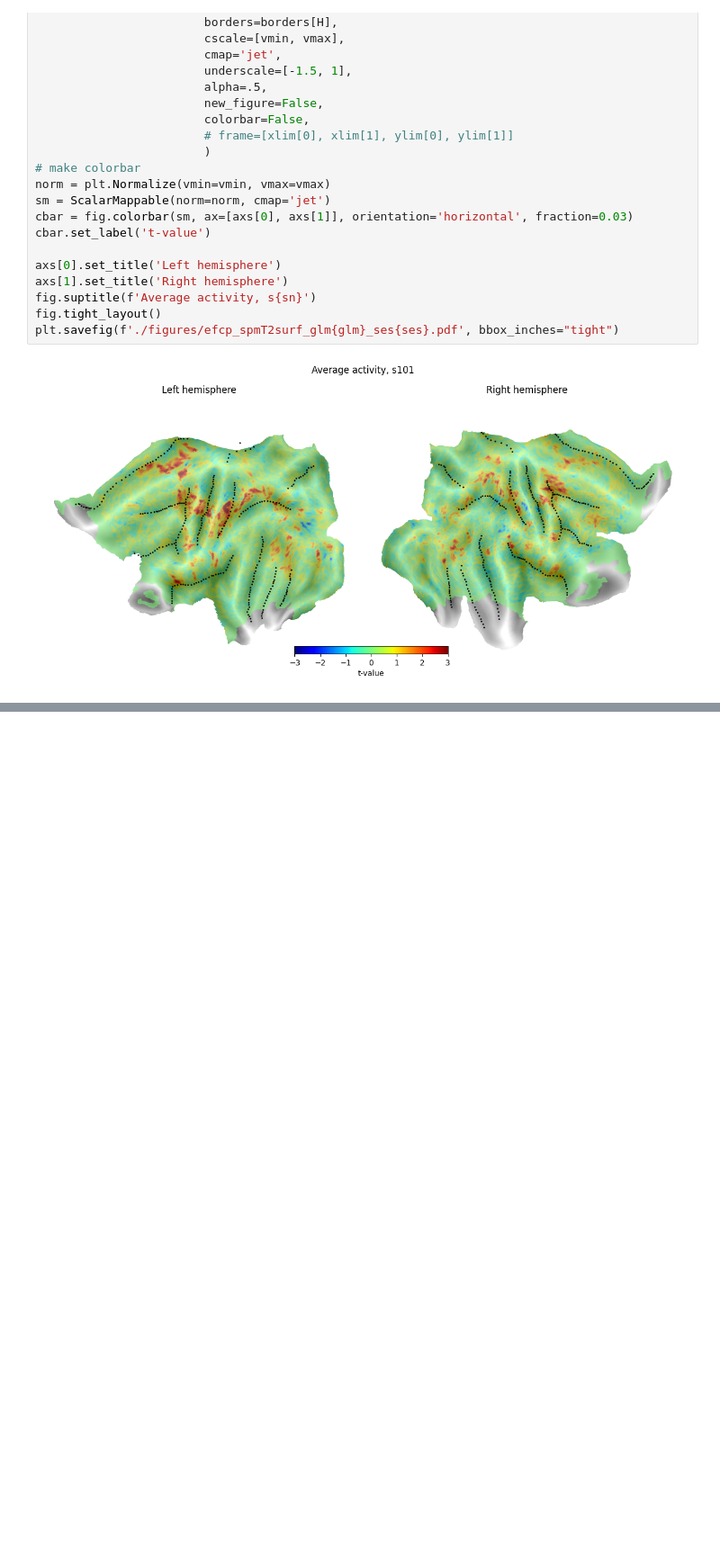
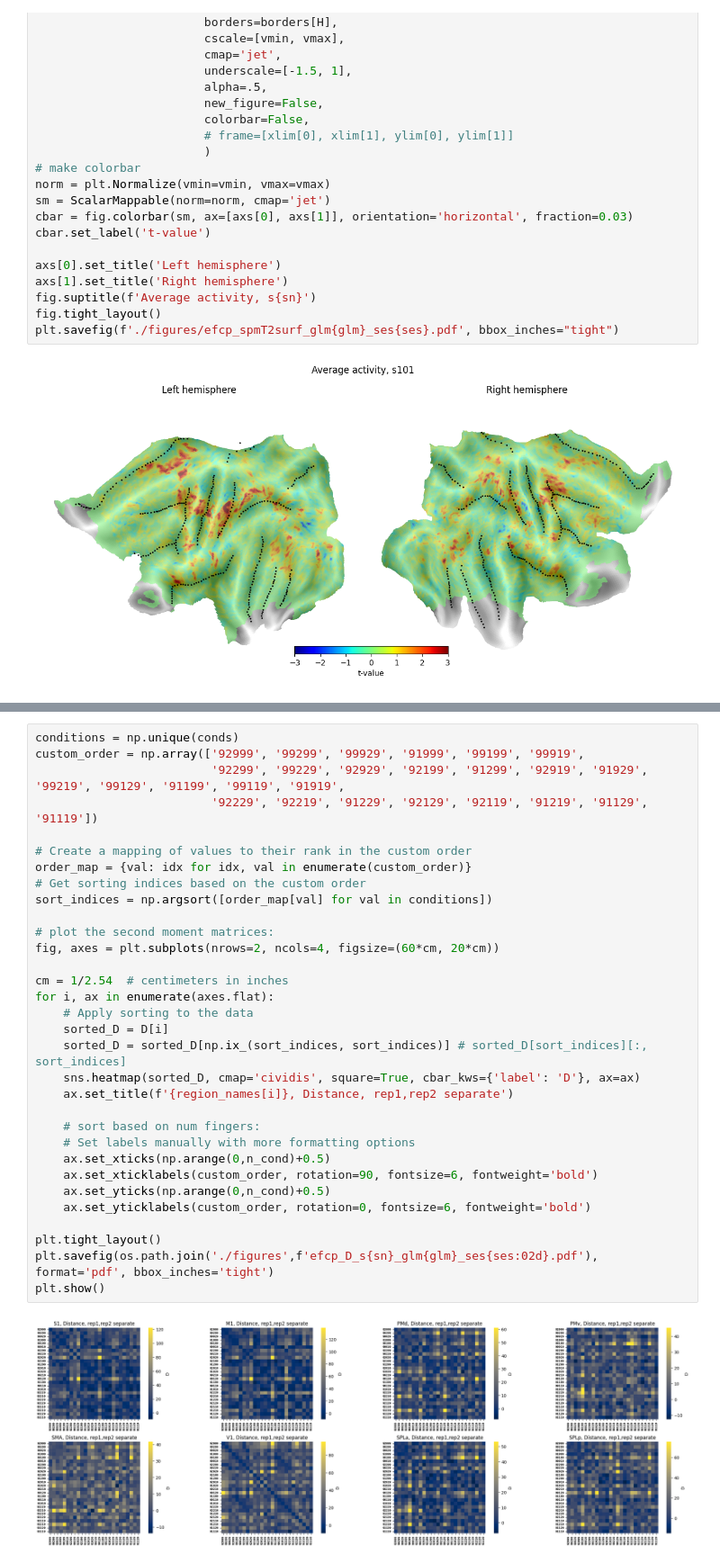
Before and after one commit to alighavam/EFC_patternfMRI, a Jupyter notebook: efcp_mri.ipynb, the cells around one changed output, grey strips where cells are left out. Shown at 90% size. Saved outputs shown, nothing was run; the diff lists cells and outputs as text; blank space fills up the shorter version.

```diff
--- a/efcp_mri.ipynb
+++ b/efcp_mri.ipynb
@@ -371,0 +485,34 @@ plt.show()
+# %%
+conditions = np.unique(conds)
+custom_order = np.array(['92999', '99299', '99929', '91999', '99199', '99919',
+                         '92299', '99229', '92929', '92199', '91299', '92919', '91929', '99219', '99129', '91199', '99119', '91919',
+                         '92229', '92219', '91229', '92129', '92119', '91219', '91129', '91119'])
+
+# Create a mapping of values to their rank in the custom order
+order_map = {val: idx for idx, val in enumerate(custom_order)}
+# Get sorting indices based on the custom order
+sort_indices = np.argsort([order_map[val] for val in conditions])
+
+# plot the second moment matrices:
+fig, axes = plt.subplots(nrows=2, ncols=4, figsize=(60*cm, 20*cm))
+
+cm = 1/2.54  # centimeters in inches
+for i, ax in enumerate(axes.flat):
+    # Apply sorting to the data
+    sorted_D = D[i]
+    sorted_D = sorted_D[np.ix_(sort_indices, sort_indices)] # sorted_D[sort_indices][:, sort_indices]
+    sns.heatmap(sorted_D, cmap='cividis', square=True, cbar_kws={'label': 'D'}, ax=ax)
+    ax.set_title(f'{region_names[i]}, Distance, rep1,rep2 separate')
+
+    # sort based on num fingers:
+    # Set labels manually with more formatting options
+    ax.set_xticks(np.arange(0,n_cond)+0.5)
+    ax.set_xticklabels(custom_order, rotation=90, fontsize=6, fontweight='bold')
+    ax.set_yticks(np.arange(0,n_cond)+0.5)
+    ax.set_yticklabels(custom_order, rotation=0, fontsize=6, fontweight='bold')
+
+plt.tight_layout()
+plt.savefig(os.path.join('./figures',f'efcp_D_s{sn}_glm{glm}_ses{ses:02d}.pdf'), format='pdf', bbox_inches='tight')
+plt.show()
+# %% [output]
+[figure, added]
```
Also changed, not shown: parts of 9 cells of this notebook, 1 other file.
